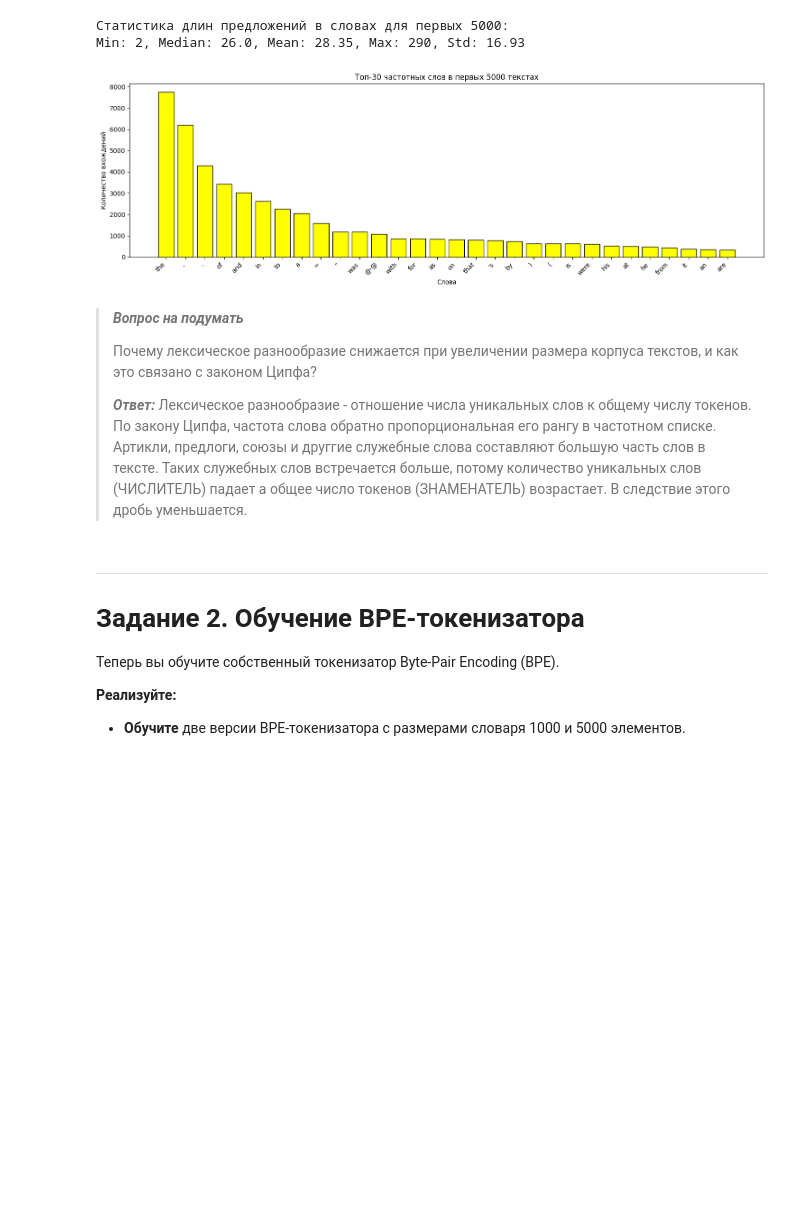
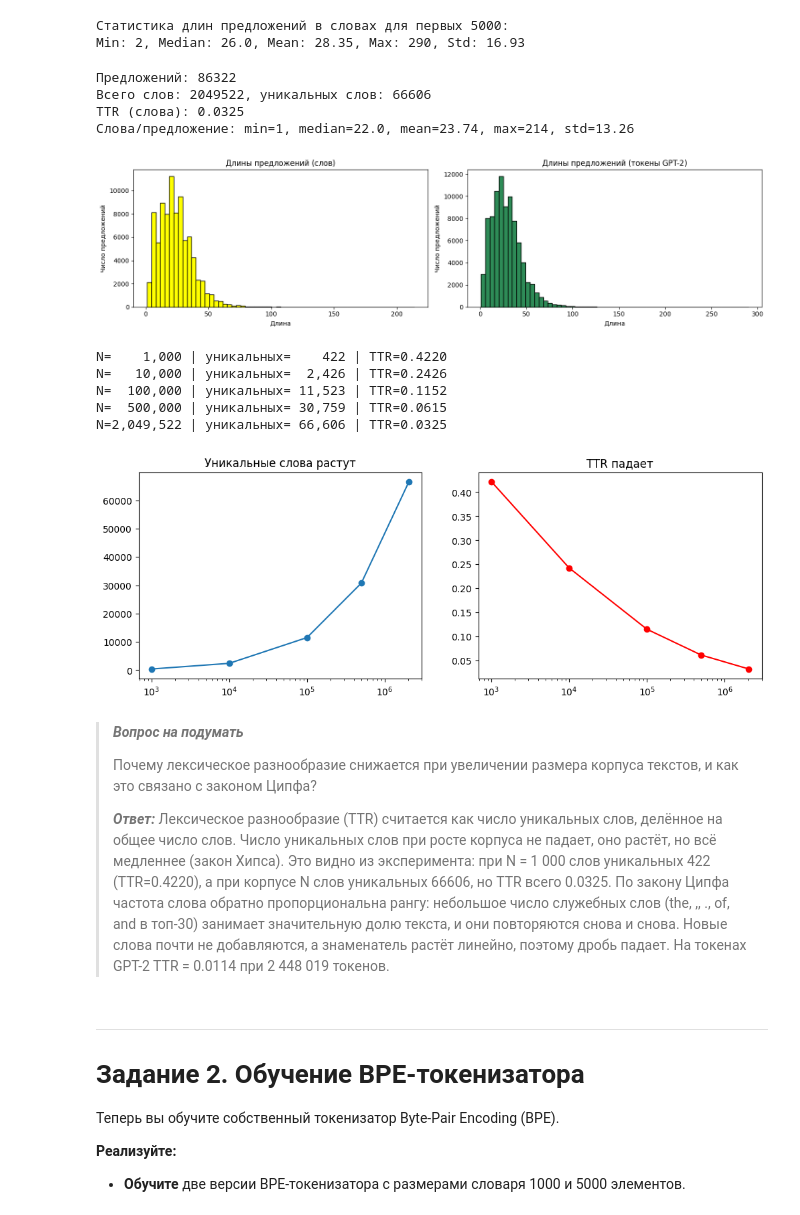
Before and after one commit to 11qfour/automatic-text-processing, a Jupyter notebook: general_homework_ITMO_1 (2026).ipynb, the cells around one changed output. Drawn from its saved outputs; the diff is of its cells as text; code cells hidden in the pictures; blank space fills up the shorter version.

```diff
--- a/general_homework_ITMO_1 (2026).ipynb
+++ b/general_homework_ITMO_1 (2026).ipynb
@@ -267,28 +262,54 @@ print(f"Min: {min_length}, Median: {median_length}, Mean: {mean_length:.2f}, Max
 Статистика длин предложений в словах для первых 5000:
 Min: 2, Median: 26.0, Mean: 28.35, Max: 290, Std: 16.93
 # %%
-# Визуализация 2: Топ-30 слов
-words = " ".join(clean_texts[:5000]).split()
-top_words = Counter(words).most_common(30)
+word_lengths = [len(t.split()) for t in clean_texts]# длина предложения в СЛОВАХ
+all_words = [w for t in clean_texts for w in t.split()]
+unique_words = set(all_words)
 
-top_words, counts = zip(*top_words)
+print(f"Предложений: {len(clean_texts)}")
+print(f"Всего слов: {len(all_words)}, уникальных слов: {len(unique_words)}")
+print(f"TTR (слова): {len(unique_words)/len(all_words):.4f}")
+print(f"Слова/предложение: min={np.min(word_lengths)}, median={np.median(word_lengths)}, "
+      f"mean={np.mean(word_lengths):.2f}, max={np.max(word_lengths)}, std={np.std(word_lengths):.2f}")
 
-plt.figure(figsize=(15, 5))
-plt.bar(top_words, counts, color="yellow", edgecolor="black")
-plt.xticks(rotation=45, ha="right")
-plt.title("Топ-30 частотных слов в первых 5000 текстах")
-plt.xlabel("Слова")
-plt.ylabel("Количество вхождений")
-plt.tight_layout()
+fig, ax = plt.subplots(1, 2, figsize=(15, 4))
+ax[0].hist(word_lengths, bins=60, color="yellow", edgecolor="black")
+ax[0].set_title("Длины предложений (слов)")
+ax[1].hist(sentences_lengths, bins=60, color="seagreen", edgecolor="black")
+ax[1].set_title("Длины предложений (токены GPT-2)")
+for a in ax: a.set_xlabel("Длина"); a.set_ylabel("Число предложений")
+plt.tight_layout(); plt.show()
+
+# уникальные слова и TTR при росте корпуса
+sizes = [1_000, 10_000, 100_000, 500_000, len(all_words)]
+uniq, ttr = [], []
+for n in sizes:
+    u = len(set(all_words[:n])); uniq.append(u); ttr.append(u / n)
+    print(f"N={n:>9,} | уникальных={u:>7,} | TTR={u/n:.4f}")
+
+fig, ax = plt.subplots(1, 2, figsize=(12, 4))
+ax[0].plot(sizes, uniq, "o-"); ax[0].set_xscale("log"); ax[0].set_title("Уникальные слова растут")
+ax[1].plot(sizes, ttr, "o-", color="red"); ax[1].set_xscale("log"); ax[1].set_title("TTR падает")
 plt.show()
 # %% [output]
+Предложений: 86322
+Всего слов: 2049522, уникальных слов: 66606
+TTR (слова): 0.0325
+Слова/предложение: min=1, median=22.0, mean=23.74, max=214, std=13.26
-[figure, old version]
+[figure, new version]
+N=    1,000 | уникальных=    422 | TTR=0.4220
+N=   10,000 | уникальных=  2,426 | TTR=0.2426
+N=  100,000 | уникальных= 11,523 | TTR=0.1152
+N=  500,000 | уникальных= 30,759 | TTR=0.0615
+N=2,049,522 | уникальных= 66,606 | TTR=0.0325
+[figure, added]
 # %% [markdown]
 > ***Вопрос на подумать***
 >
 > Почему лексическое разнообразие снижается при увеличении размера корпуса текстов, и как это связано с законом Ципфа?
 >
-> ***Ответ:*** Лексическое разнообразие  - отношение числа уникальных слов к общему числу токенов. По закону Ципфа, частота слова обратно пропорциональная его рангу в частотном списке. Артикли, предлоги, союзы и друггие служебные слова составляют большую часть слов в тексте. Таких служебных слов встречается больше, потому количество уникальных слов (ЧИСЛИТЕЛЬ) падает а общее число токенов (ЗНАМЕНАТЕЛЬ) возрастает. В следствие этого дробь уменьшается.
+> ***Ответ:***
+> Лексическое разнообразие (TTR) считается как число уникальных слов, делённое на общее число слов. Число уникальных слов при росте корпуса не падает, оно растёт, но всё медленнее (закон Хипса). Это видно из эксперимента: при N = 1 000 слов уникальных 422 (TTR=0.4220), а при корпусе N слов уникальных 66606, но TTR всего 0.0325. По закону Ципфа частота слова обратно пропорциональна рангу: небольшое число служебных слов (the, ,, ., of, and в топ-30) занимает значительную долю текста, и они повторяются снова и снова. Новые слова почти не добавляются, а знаменатель растёт линейно, поэтому дробь падает. На токенах GPT-2 TTR = 0.0114 при 2 448 019 токенов.
 # %% [markdown]
 ---
 # Задание 2. Обучение BPE-токенизатора
```
Also changed, not shown: parts of 18 cells of this notebook.
